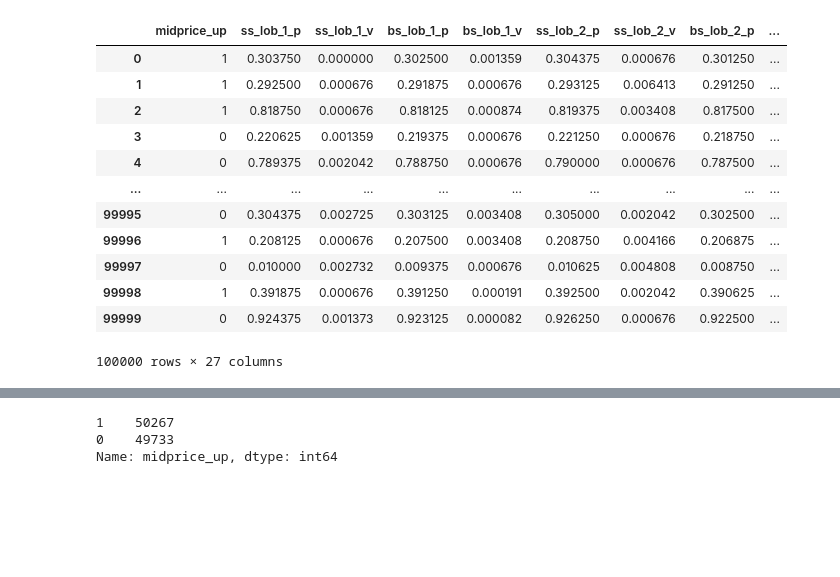
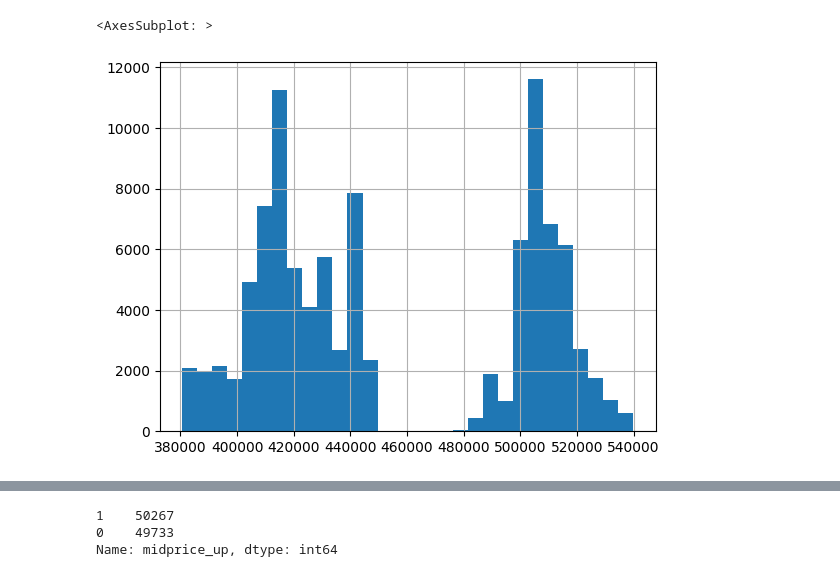
Before and after one commit to georgec123/dl_cw, a Jupyter notebook: src/eda.ipynb, the cells around one changed output, grey strips where cells are left out. Drawn from its saved outputs; the diff is of its cells as text; code cells hidden in the pictures; blank space fills up the shorter version.

```diff
--- a/src/eda.ipynb
+++ b/src/eda.ipynb
@@ -46,16 +34,21 @@ df['momentum_up'] = (df['avg_5']>0.5).astype(int)
-# %%
-df
-# %% [output]
-|  | midprice_up | ss_lob_1_p | ss_lob_1_v | bs_lob_1_p | bs_lob_1_v | ss_lob_2_p | ss_lob_2_v | bs_lob_2_p | ... |
-| 0 | 1 | 0.303750 | 0.000000 | 0.302500 | 0.001359 | 0.304375 | 0.000676 | 0.301250 | ... |
-| 1 | 1 | 0.292500 | 0.000676 | 0.291875 | 0.000676 | 0.293125 | 0.006413 | 0.291250 | ... |
-| 2 | 1 | 0.818750 | 0.000676 | 0.818125 | 0.000874 | 0.819375 | 0.003408 | 0.817500 | ... |
-| 3 | 0 | 0.220625 | 0.001359 | 0.219375 | 0.000676 | 0.221250 | 0.000676 | 0.218750 | ... |
-| 4 | 0 | 0.789375 | 0.002042 | 0.788750 | 0.000676 | 0.790000 | 0.000676 | 0.787500 | ... |
-| ... | ... | ... | ... | ... | ... | ... | ... | ... | ... |
-| 99995 | 0 | 0.304375 | 0.002725 | 0.303125 | 0.003408 | 0.305000 | 0.002042 | 0.302500 | ... |
-| 99996 | 1 | 0.208125 | 0.000676 | 0.207500 | 0.003408 | 0.208750 | 0.004166 | 0.206875 | ... |
-| 99997 | 0 | 0.010000 | 0.002732 | 0.009375 | 0.000676 | 0.010625 | 0.004808 | 0.008750 | ... |
-| 99998 | 1 | 0.391875 | 0.000676 | 0.391250 | 0.000191 | 0.392500 | 0.002042 | 0.390625 | ... |
-| 99999 | 0 | 0.924375 | 0.001373 | 0.923125 | 0.000082 | 0.926250 | 0.000676 | 0.922500 | ... |
-100000 rows × 27 columns
+# %%
+# engineer features
+df['ss_lob_12_v'] = df['ss_lob_1_v']+df['ss_lob_2_v']
+df['bs_lob_12_v'] = df['bs_lob_1_v']+df['bs_lob_2_v']
+
+df['l1_diff']= df['ss_lob_1_v']-df['bs_lob_1_v']
+df['l12_diff']= df['ss_lob_12_v']-df['bs_lob_12_v']
+
+df['vwap'] = (df['bs_lob_1_p']*df['bs_lob_1_v'] + df['ss_lob_1_p']*df['ss_lob_1_v'])/(df['ss_lob_1_v']+df['bs_lob_1_v'])
+
+engineered_cols = ['ss_lob_12_v','bs_lob_12_v','l1_diff','l12_diff', 'vwap']
+
+df['bs_pressure1'] = (df['bs_lob_1_v']>df['ss_lob_1_v']).astype(int)
+
+df['avg_5'] = df[prev_mid_m_cols].mean(axis=1)
+df['momentum_up'] = (df['avg_5']>0.5).astype(int)
+# %%
+df['bs_lob_1_p'].hist(bins=30)
+# %% [output]
+<AxesSubplot: >
+[figure, added]
```
Also changed, not shown: parts of 8 cells of this notebook, 5 other files.
